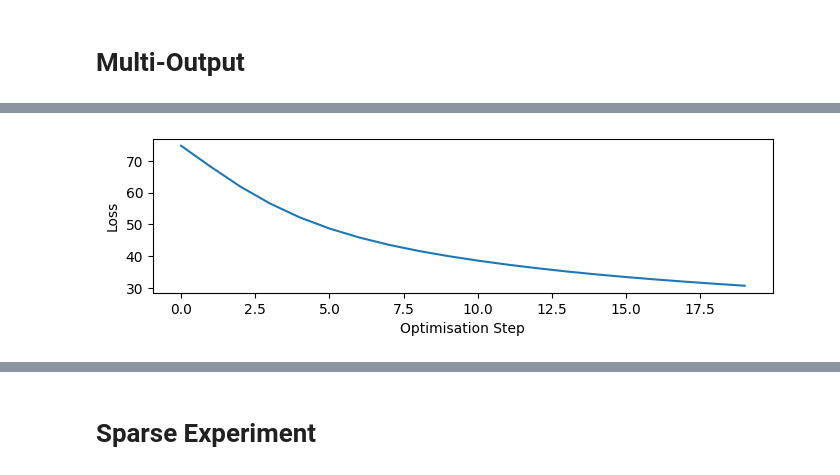
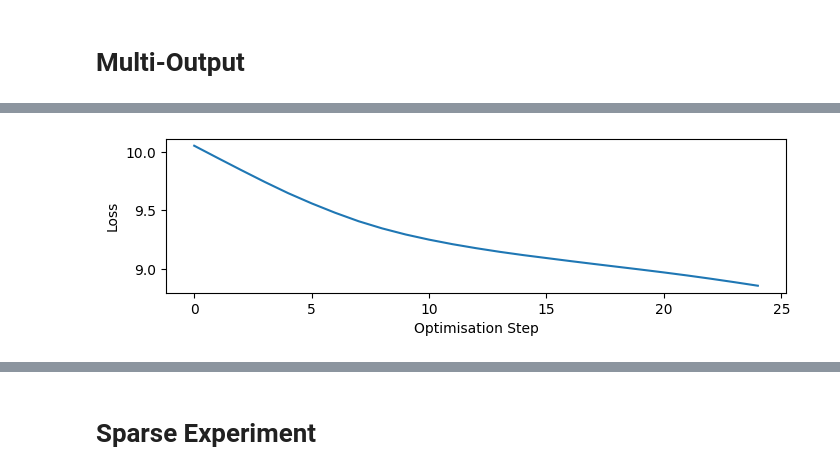
Before and after one commit to joshuarooijakkers/robust_conjugate_MOGP, a Jupyter notebook: experiments/temporal/multi-output-gps-spatio-temporal.ipynb, the cells around one changed output, grey strips where cells are left out. Drawn from its saved outputs; the diff is of its cells as text; code cells hidden in the pictures.

Commit message:
spatiotemporal

```diff
--- a/experiments/temporal/multi-output-gps-spatio-temporal.ipynb
+++ b/experiments/temporal/multi-output-gps-spatio-temporal.ipynb
@@ -1118,8 +1245,13 @@ def plot_multichannel_time_series(time_steps, Y, title="Multichannel Time Series
 # %%
-ts, Ys = simulate_correlated_time_series()
+ts, Ys, Ys_outliers, outliers_loc = simulate_correlated_time_series(outlier_fraction=0.1,
+                                                                    outlier_scale=10,
+                                                                    with_outliers=True,
+                                                                    noise_std=0.2,
+                                                                    )
 
-plot_multichannel_time_series(ts, Ys)
+plot_time_series_with_outliers(ts, Ys_outliers, Y_clean=Ys)
 
-ts = tc.from_numpy(ts)
-Ys = tc.from_numpy(Ys)
+ts = tc.from_numpy(ts).to(tc.float32)
+Ys = tc.from_numpy(Ys).to(tc.float32)
+Ys_outliers = tc.from_numpy(Ys_outliers).to(tc.float32)
 # %% [output]
@@ -1127,28 +1259,44 @@ Ys = tc.from_numpy(Ys)
 # %%
-gp = MultiOutputSpatioTemporalRCGP(ts=ts, Ys=Ys, M=4, p=1)
-gp.activate_robustness()
+outliers = True
+robust = True
+
+if outliers:
+    obs = Ys_outliers
+else:
+    obs = Ys
+
+
+gp = MultiOutputSpatioTemporalRCGP(ts=ts, Ys=obs, M=4, p=1)
+if robust:
+    gp.activate_robustness()
 
 losses = []
-n_steps = 20
-lr = 0.01
+n_steps = 25
+lr = 1e-2
 
-optimizer = tc.optim.Adam(gp.parameters(), lr=lr)
+excluded = {"_raw_var_y"}
+params = [p for n, p in gp.named_parameters() if n not in excluded]
+optimizer = tc.optim.Adam(params, lr=lr)
+
+gp.var_y = 0.4
 
 for step in tqdm(range(n_steps)):
     _,(preds, covs, R, Ws), _ = gp.forward(smoothing=False)
-    #loss = scoring_rule(Ys=Ys, preds=preds, covs=covs, R=R, Ws=Ws)
-    loss = tc.abs(preds - Ys).sum()
+    if robust:
+        loss = weighted_scoring_rule(Ys=obs, preds=preds, covs=covs, R=R, Ws=Ws)
+    else:
+        loss = regular_scoring_rule(Ys=obs, preds=preds, covs=covs, R=R, Ws=Ws)
     loss.backward()
     losses.append(loss.clone().detach())
     optimizer.step()  # Update parameters
     optimizer.zero_grad()  # Reset gradients
 
 plt.figure(figsize=(8,2))
 plt.plot(losses)
 plt.ylabel("Loss")
 plt.xlabel("Optimisation Step");
 # %% [output]
-[figure, old version]
+[figure, new version]
 # %%
 with tc.no_grad():
     (preds_smooth, stds_smooth, eff), (preds_filt, covs_filt, R, Ws_norm), (ms, Ps) = gp.forward(smoothing=True)
```
Also changed, not shown: parts of 10 cells of this notebook.
